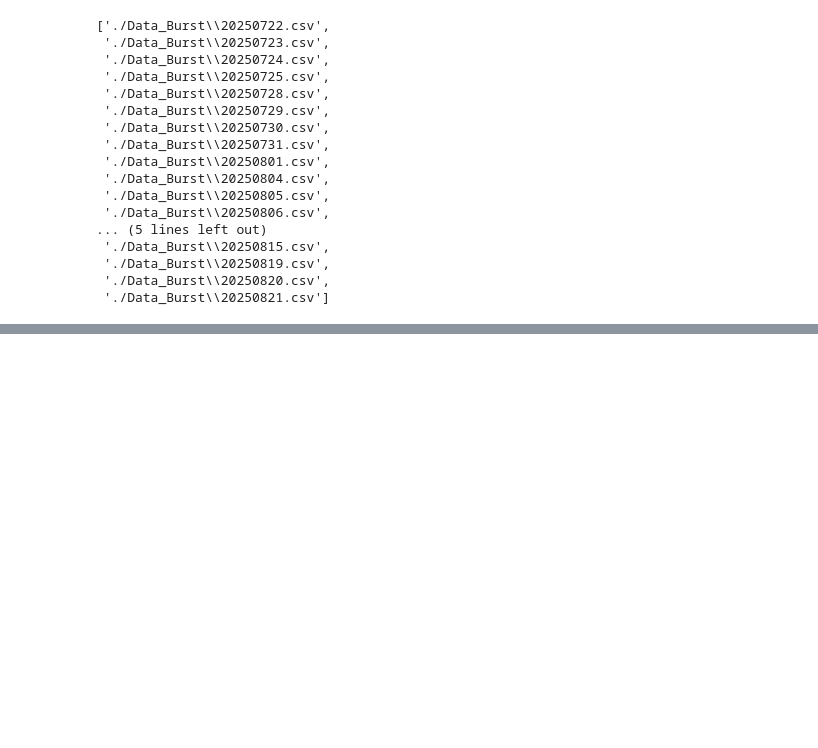
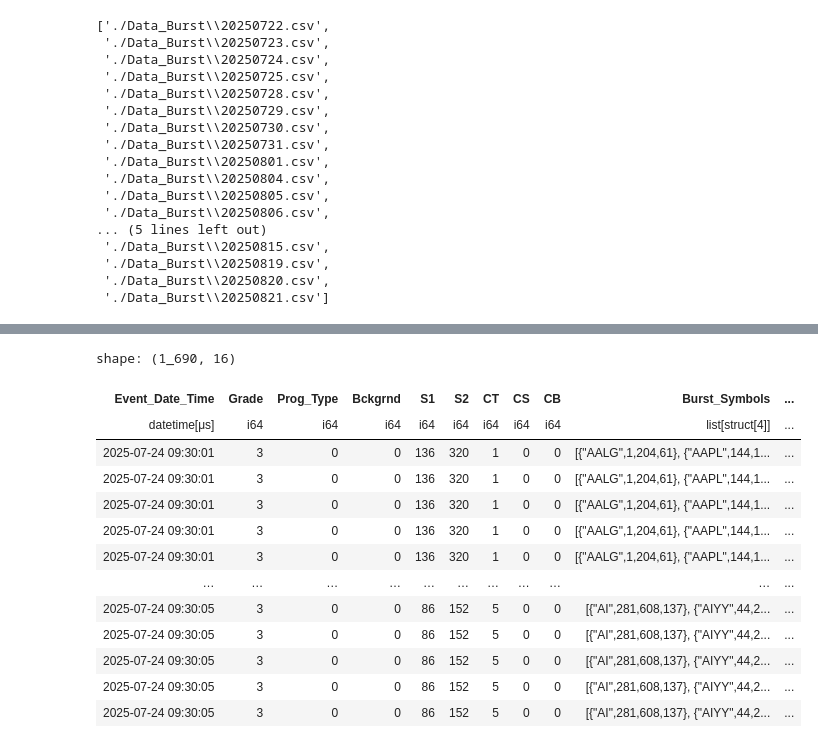
Before and after one commit to vandel/Ki2_Alerts, a Jupyter notebook: Code/HFT_Event_Processing.ipynb, the cells around one changed output, grey strips where cells are left out. Drawn from its saved outputs; the diff is of its cells as text; code cells hidden in the pictures; blank space fills up the shorter version.

```diff
--- a/Code/HFT_Event_Processing.ipynb
+++ b/Code/HFT_Event_Processing.ipynb
@@ -541,0 +705,10 @@ shape: (98_877, 4)
+# %%
+merged_df = test_df.head(5).join(final_df, on="Event_Date_Time", how="left")
+
+burst_detail_parquet_path = f"./Processed_Data/{today_str1}{today_str}_burst_detail.parquet"
+
+# Save merged_df to parquet at burst_detail_parquet_path
+merged_df.write_parquet(burst_detail_parquet_path)
+print(f"Saved merged_df to {burst_detail_parquet_path}")
+
+merged_df
@@ -541,0 +725,35 @@ shape: (98_877, 4)
+# %%
+def expand_combined_struct(df: pl.DataFrame) -> pl.DataFrame:
+    """
+    Expands the 'Combined_Struct' column of a DataFrame (created by refactor_burst_df)
+    back into its original columns, one row per struct element.
+    """
+    # Explode the Combined_Struct column so each struct is a row
+    exploded = df.explode("Combined_Struct")
+    # Expand the struct into columns
+    expanded = exploded.with_columns(
+        pl.col("Combined_Struct").struct.unnest()
+    ).drop("Combined_Struct")
+    return expanded
+
+#open merged data parquet file
+recovered_merged_df = pl.read_parquet(burst_detail_parquet_path)
+
+# Example usage:
+original_df = expand_combined_struct(recovered_merged_df)
+original_df
+# %% [output]
+shape: (1_690, 16)
+| Event_Date_Time | Grade | Prog_Type | Bckgrnd | S1 | S2 | CT | CS | CB | Burst_Symbols | ... |
+| datetime[μs] | i64 | i64 | i64 | i64 | i64 | i64 | i64 | i64 | list[struct[4]] | ... |
+| 2025-07-24 09:30:01 | 3 | 0 | 0 | 136 | 320 | 1 | 0 | 0 | [{"AALG",1,204,61}, {"AAPL",144,1... | ... |
+| 2025-07-24 09:30:01 | 3 | 0 | 0 | 136 | 320 | 1 | 0 | 0 | [{"AALG",1,204,61}, {"AAPL",144,1... | ... |
+| 2025-07-24 09:30:01 | 3 | 0 | 0 | 136 | 320 | 1 | 0 | 0 | [{"AALG",1,204,61}, {"AAPL",144,1... | ... |
+| 2025-07-24 09:30:01 | 3 | 0 | 0 | 136 | 320 | 1 | 0 | 0 | [{"AALG",1,204,61}, {"AAPL",144,1... | ... |
+| 2025-07-24 09:30:01 | 3 | 0 | 0 | 136 | 320 | 1 | 0 | 0 | [{"AALG",1,204,61}, {"AAPL",144,1... | ... |
+| … | … | … | … | … | … | … | … | … | … | ... |
+| 2025-07-24 09:30:05 | 3 | 0 | 0 | 86 | 152 | 5 | 0 | 0 | [{"AI",281,608,137}, {"AIYY",44,2... | ... |
+| 2025-07-24 09:30:05 | 3 | 0 | 0 | 86 | 152 | 5 | 0 | 0 | [{"AI",281,608,137}, {"AIYY",44,2... | ... |
+| 2025-07-24 09:30:05 | 3 | 0 | 0 | 86 | 152 | 5 | 0 | 0 | [{"AI",281,608,137}, {"AIYY",44,2... | ... |
+| 2025-07-24 09:30:05 | 3 | 0 | 0 | 86 | 152 | 5 | 0 | 0 | [{"AI",281,608,137}, {"AIYY",44,2... | ... |
+| 2025-07-24 09:30:05 | 3 | 0 | 0 | 86 | 152 | 5 | 0 | 0 | [{"AI",281,608,137}, {"AIYY",44,2... | ... |
```
Also changed, not shown: parts of 20 cells of this notebook.
